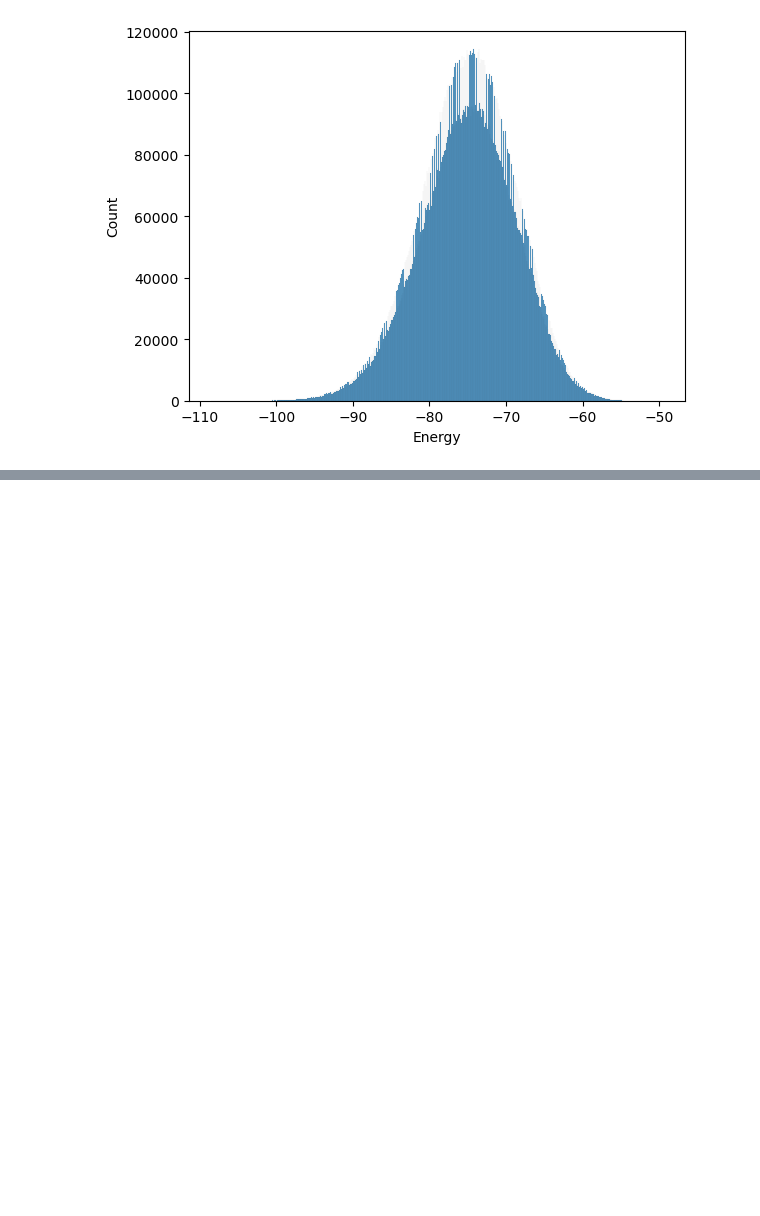
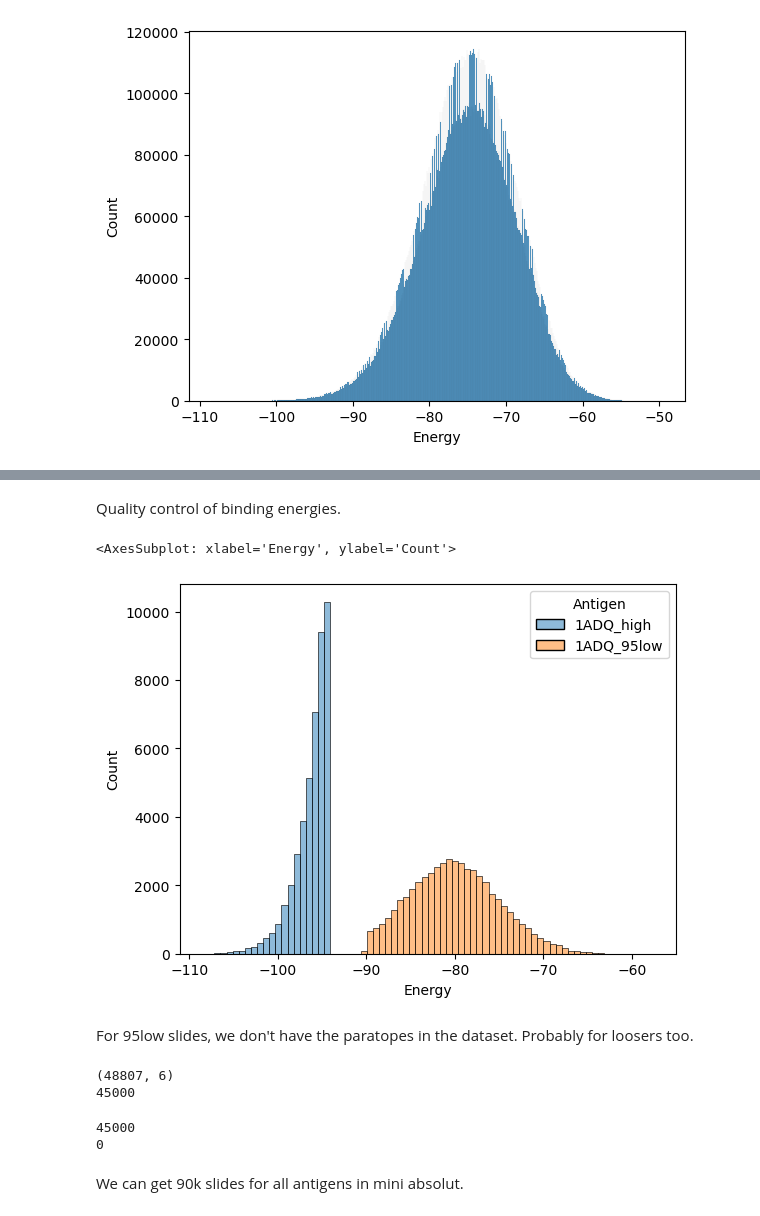
Before and after one commit to csi-greifflab/negative-class-optimization, a Jupyter notebook: notebooks/16_Explore_Absolut_Data.ipynb, the cells around one changed output, grey strips where cells are left out. Drawn from its saved outputs; the diff is of its cells as text; code cells hidden in the pictures; blank space fills up the shorter version.

```diff
--- a/notebooks/16_Explore_Absolut_Data.ipynb
+++ b/notebooks/16_Explore_Absolut_Data.ipynb
@@ -319,0 +415,4 @@ sns.histplot(
+# %%
+df = utils.build_binding_dataset_per_ag("1ADQ", "high_95low", num_slides=90000)
+print(df.shape)
+df.head()
@@ -319,0 +427,29 @@ sns.histplot(
+# %% [markdown]
+Quality control of binding energies.
+# %%
+sns.histplot(
+    data=df,
+    x="Energy",
+    hue="Antigen",
+)
+# %% [output]
+<AxesSubplot: xlabel='Energy', ylabel='Count'>
+[figure, added]
+# %% [markdown]
+For 95low slides, we don't have the paratopes in the dataset. Probably for loosers too.
+# %%
+df_paratope = utils.load_paratopes()
+df_para_1adq = df_paratope.loc[df_paratope["Antigen"] == "1ADQ"].copy()
+print(df_para_1adq.shape)
+print(df_para_1adq["Slide"].isin(df["Slide"]).sum())
+# %% [output]
+(48807, 6)
+45000
+# %%
+print(df.loc[df["Antigen"] == "1ADQ_high"]["Slide"].isin(df_para_1adq["Slide"]).sum())
+print(df.loc[df["Antigen"] == "1ADQ_95low"]["Slide"].isin(df_para_1adq["Slide"]).sum())
+# %% [output]
+45000
+0
+# %% [markdown]
+We can get 90k slides for all antigens in mini absolut.
```
Also changed, not shown: parts of 7 cells of this notebook, 3 other files.
